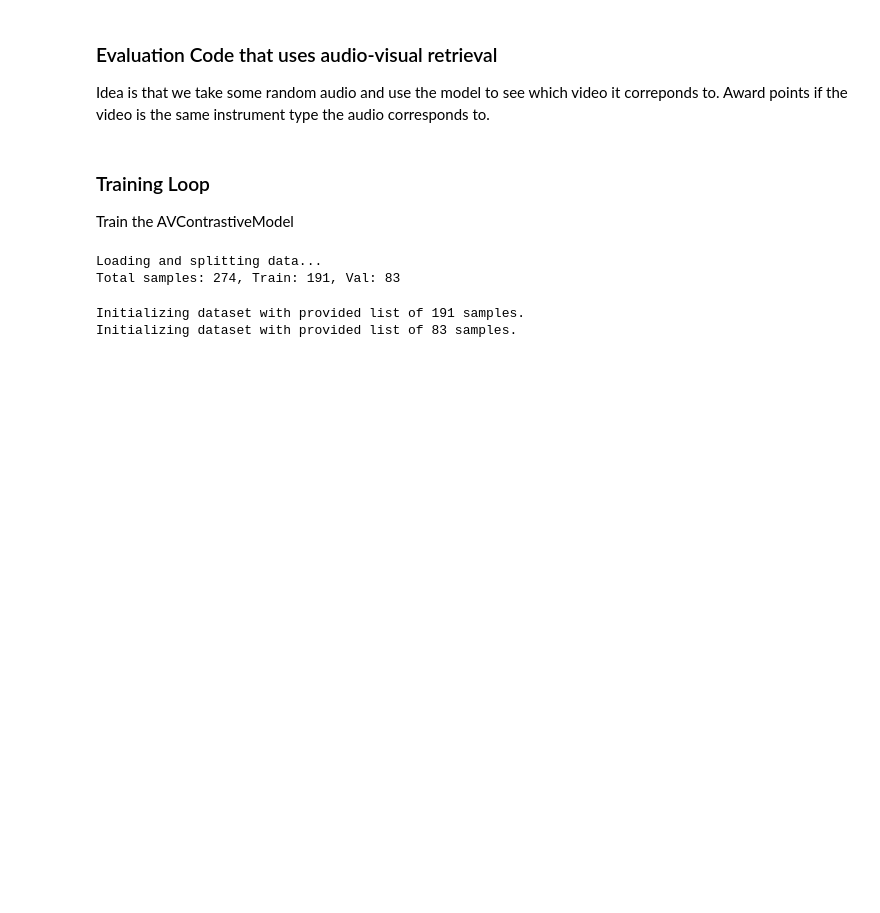
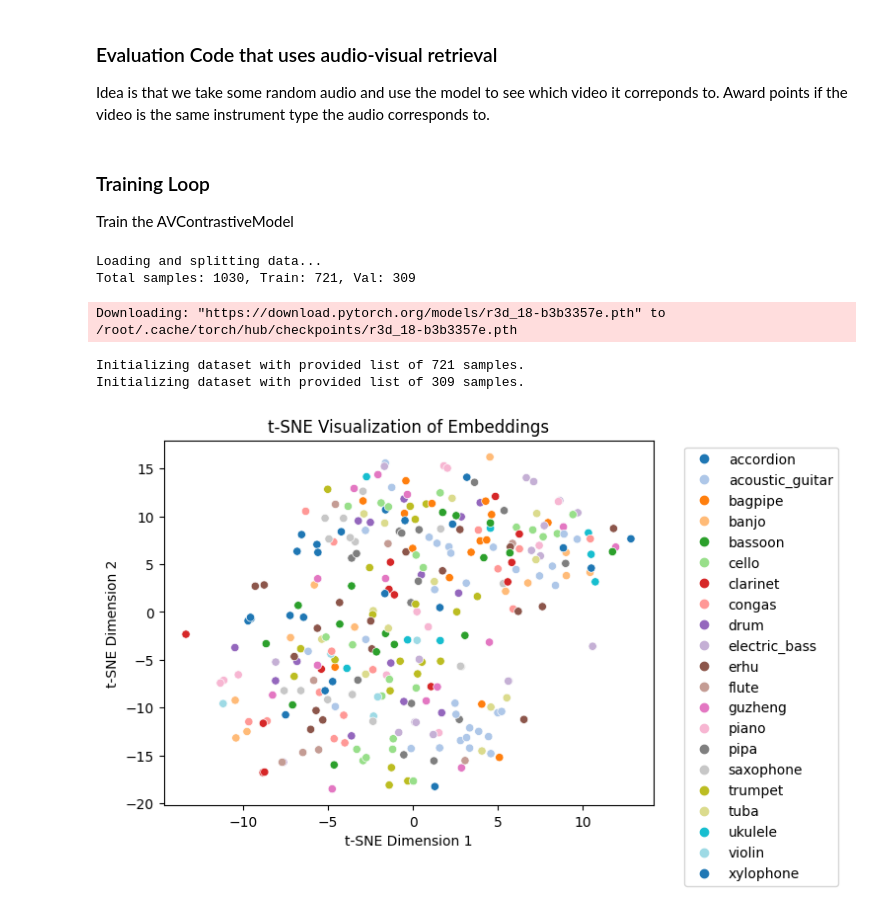
Before and after one commit to shah-rushil/6.8300-Project, a Jupyter notebook: model_no_contrastive.ipynb, the cells around one changed output. Cells and saved outputs as stored; diff of their text form; code cells hidden in the pictures; blank space fills up the shorter version.

```diff
--- a/model_no_contrastive.ipynb
+++ b/model_no_contrastive.ipynb
@@ -120,7 +120,7 @@ class OpenL3Encoder(nn.Module):
             else:
                 try:
                     # Process with OpenL3 using the correct model attribute name
-                    emb, _ = openl3.get_audio_embedding(audio_np, self.sr, model=self.model, center=True)
+                    emb, _ = openl3.get_audio_embedding(audio_np, self.sr, model=self.model, center=True, verbose=False)
                     # Aggregate embeddings and move to the correct device
                     emb_mean = torch.tensor(emb.mean(axis=0), device=device).float()
                     # Optional: Check if emb_mean size is correct
@@ -550,13 +388,78 @@ train_dataset = AVContrastiveDataset(samples_list=train_samples) # Pass train sa
 val_dataset = AVContrastiveDataset(samples_list=val_samples)     # Pass val samples
 
 
-train_dataloader = DataLoader(train_dataset, batch_size=8, shuffle=True, num_workers=0)
-val_dataloader = DataLoader(val_dataset, batch_size=8, shuffle=False, num_workers=0) # Larger batch size for eval usually okay
+train_dataloader = DataLoader(train_dataset, batch_size=64, shuffle=True, num_workers=12)
+val_dataloader = DataLoader(val_dataset, batch_size=64, shuffle=False, num_workers=12) # Larger batch size for eval usually okay
 # %% [output]
 Loading and splitting data...
-Total samples: 274, Train: 191, Val: 83
+Total samples: 1030, Train: 721, Val: 309
-Initializing dataset with provided list of 191 samples.
-Initializing dataset with provided list of 83 samples.
+Downloading: "https://download.pytorch.org/models/r3d_18-b3b3357e.pth" to /root/.cache/torch/hub/checkpoints/r3d_18-b3b3357e.pth
+Initializing dataset with provided list of 721 samples.
+Initializing dataset with provided list of 309 samples.
+# %%
+from sklearn.manifold import TSNE
+
+# Function to extract embeddings
+def get_embeddings(model, dataloader, device):
+    model.eval()
+    all_embeddings = []
+    all_labels = []
+
+    with torch.no_grad():
+        for video, audio, labels in dataloader:
+            video = video.to(device)
+            audio = [a.to(device) for a in audio]
+
+            z_video, z_audio, _ = model(video, audio)
+
+            # Choose which embeddings to visualize (video, audio, or concatenated)
+            embeddings = z_video  # Or z_audio, or torch.cat([z_video, z_audio], dim=1)
+
+            all_embeddings.append(embeddings.cpu())
+            all_labels.append(labels.cpu())
+
+    return torch.cat(all_embeddings), torch.cat(all_labels)
+
+# Get embeddings from validation set
+embeddings, labels = get_embeddings(model, val_dataloader, device)
+
+import seaborn as sns
+import matplotlib.pyplot as plt
+from sklearn.manifold import TSNE
+
+# ... (Your existing code to get embeddings and labels) ...
+
+# Get class names from class_to_idx (from previous answer)
+index_to_class = {v: k for k, v in val_dataloader.dataset.class_to_idx.items()}
+class_names = [index_to_class[label.item()] for label in labels]
+
+# Apply t-SNE
+tsne = TSNE(n_components=2, perplexity=30, random_state=42)
+embeddings_2d = tsne.fit_transform(embeddings.numpy())
+
+# Create a DataFrame for plotting with Seaborn
+import pandas as pd
+df = pd.DataFrame({'t-SNE Dimension 1': embeddings_2d[:, 0],
+                   't-SNE Dimension 2': embeddings_2d[:, 1],
+                   'Class': class_names})
+
+# Plot with class names
+sns.scatterplot(data=df, x='t-SNE Dimension 1', y='t-SNE Dimension 2', hue='Class',
+                palette=sns.color_palette("tab20", len(df['Class'].unique())), legend=False)  # Remove default legend
+
+handles = []
+unique_classes = sorted(list(set(class_names)))  # Get unique class names
+for class_name in unique_classes:
+    # Find an example point for each class to get its color/style
+    example_idx = class_names.index(class_name)
+    handle = plt.Line2D([0], [0], marker='o', color=sns.color_palette("tab20", len(unique_classes))[unique_classes.index(class_name)], linestyle='', label=class_name)
+    handles.append(handle)  # Add this handle to the list
+plt.legend(handles=handles,bbox_to_anchor=(1.05, 1), loc='upper left')  # Custom legend placement
+
+plt.title('t-SNE Visualization of Embeddings')
+plt.show()
+# %% [output]
+[figure, added]
 # %%
 # ... (Your existing code for model definition, dataset, dataloaders) ...
 
```
Also changed, not shown: parts of 7 cells of this notebook, 1 other file.
